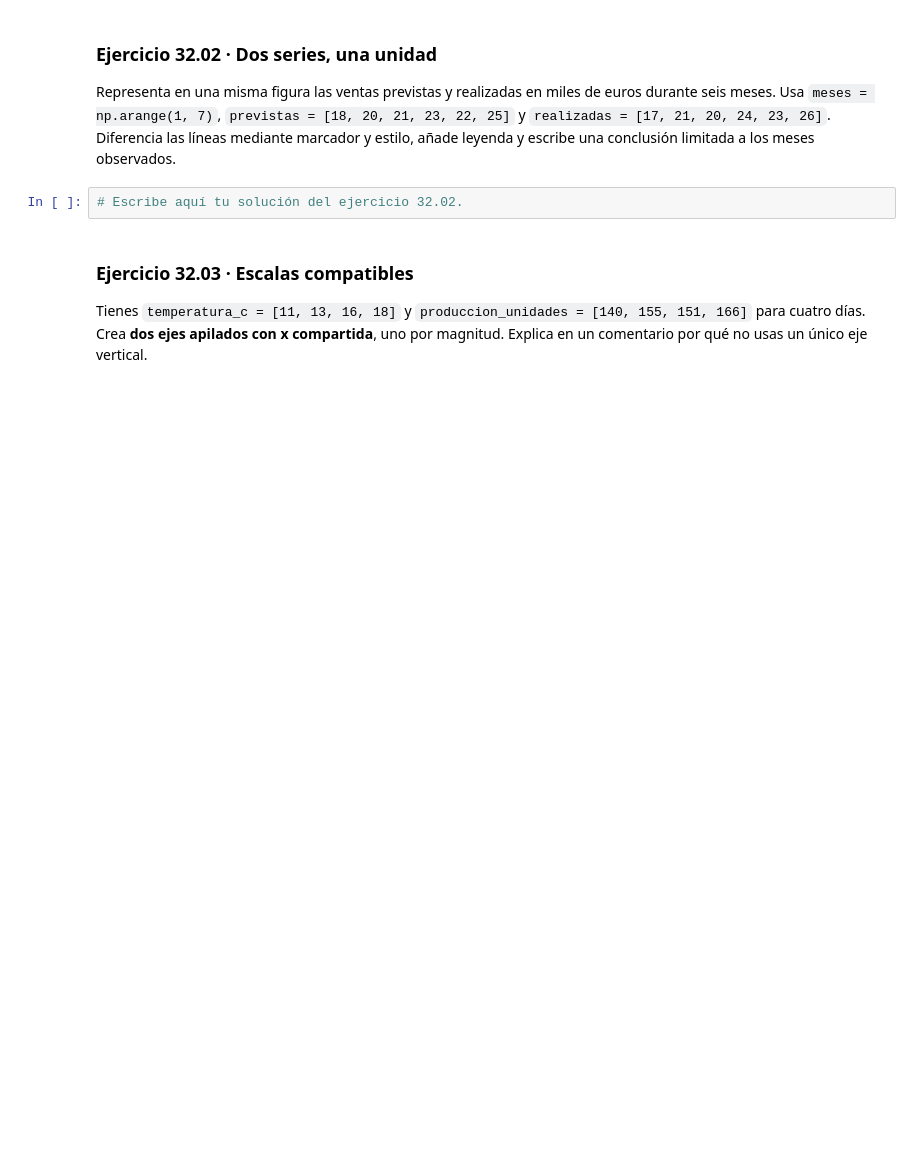
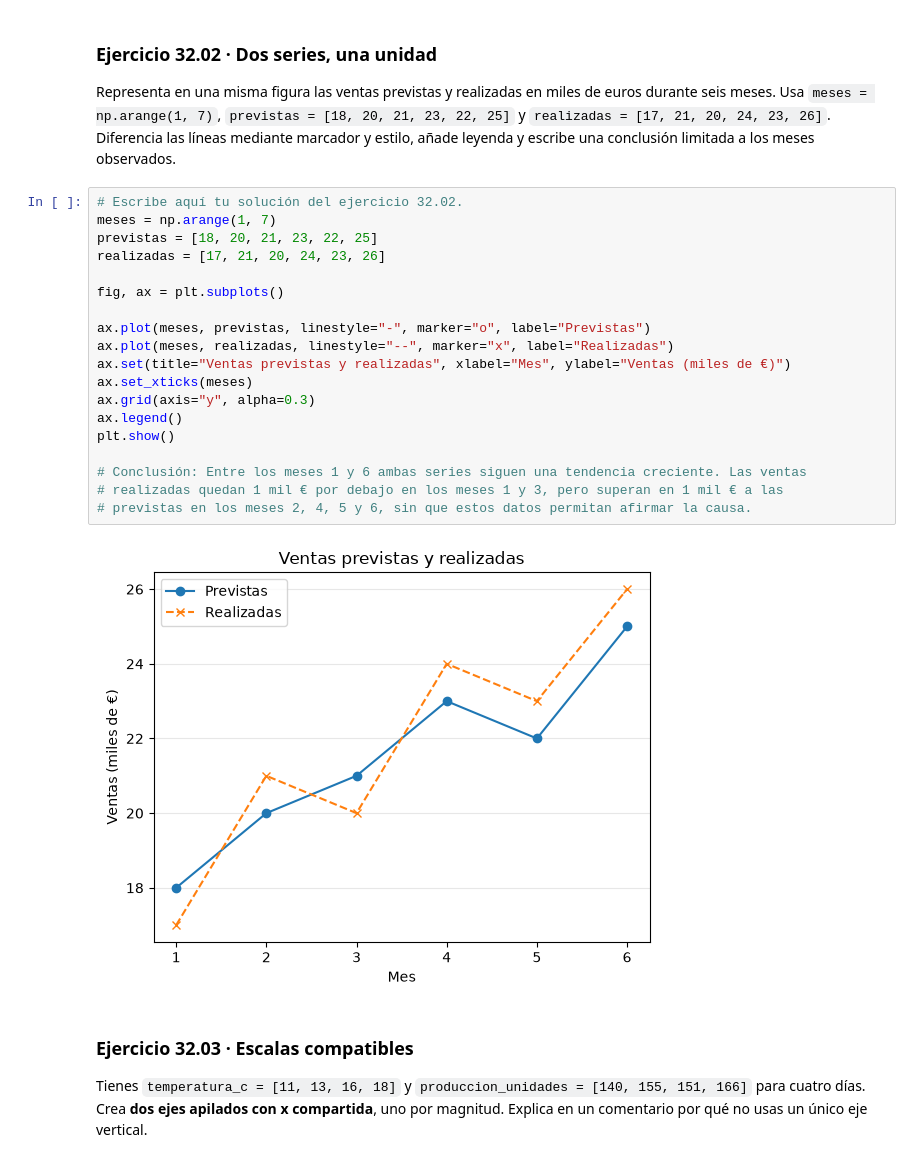
Before and after one commit to Aeorus110/Proyecto, a Jupyter notebook: unidades/32_matplotlib_series_y_comparaciones_temporales.ipynb, the cells around one changed output. Saved outputs shown, nothing was run; the diff lists cells and outputs as text; blank space fills up the shorter version.

```diff
--- a/unidades/32_matplotlib_series_y_comparaciones_temporales.ipynb
+++ b/unidades/32_matplotlib_series_y_comparaciones_temporales.ipynb
@@ -152,6 +179,25 @@ La figura debe incluir título, fechas en x, visitantes en y y cuadrícula horiz
 Representa en una misma figura las ventas previstas y realizadas en miles de euros durante seis meses. Usa `meses = np.arange(1, 7)`, `previstas = [18, 20, 21, 23, 22, 25]` y `realizadas = [17, 21, 20, 24, 23, 26]`. Diferencia las líneas mediante marcador y estilo, añade leyenda y escribe una conclusión limitada a los meses observados.
 # %%
 # Escribe aquí tu solución del ejercicio 32.02.
+meses = np.arange(1, 7)
+previstas = [18, 20, 21, 23, 22, 25]
+realizadas = [17, 21, 20, 24, 23, 26]
+
+fig, ax = plt.subplots()
+
+ax.plot(meses, previstas, linestyle="-", marker="o", label="Previstas")
+ax.plot(meses, realizadas, linestyle="--", marker="x", label="Realizadas")
+ax.set(title="Ventas previstas y realizadas", xlabel="Mes", ylabel="Ventas (miles de €)")
+ax.set_xticks(meses)
+ax.grid(axis="y", alpha=0.3)
+ax.legend()
+plt.show()
+
+# Conclusión: Entre los meses 1 y 6 ambas series siguen una tendencia creciente. Las ventas
+# realizadas quedan 1 mil € por debajo en los meses 1 y 3, pero superan en 1 mil € a las
+# previstas en los meses 2, 4, 5 y 6, sin que estos datos permitan afirmar la causa.
+# %% [output]
+[figure, added]
 # %% [markdown]
 ### Ejercicio 32.03 · Escalas compatibles
 
```
Also changed, not shown: parts of 3 cells of this notebook, 1 other file.
